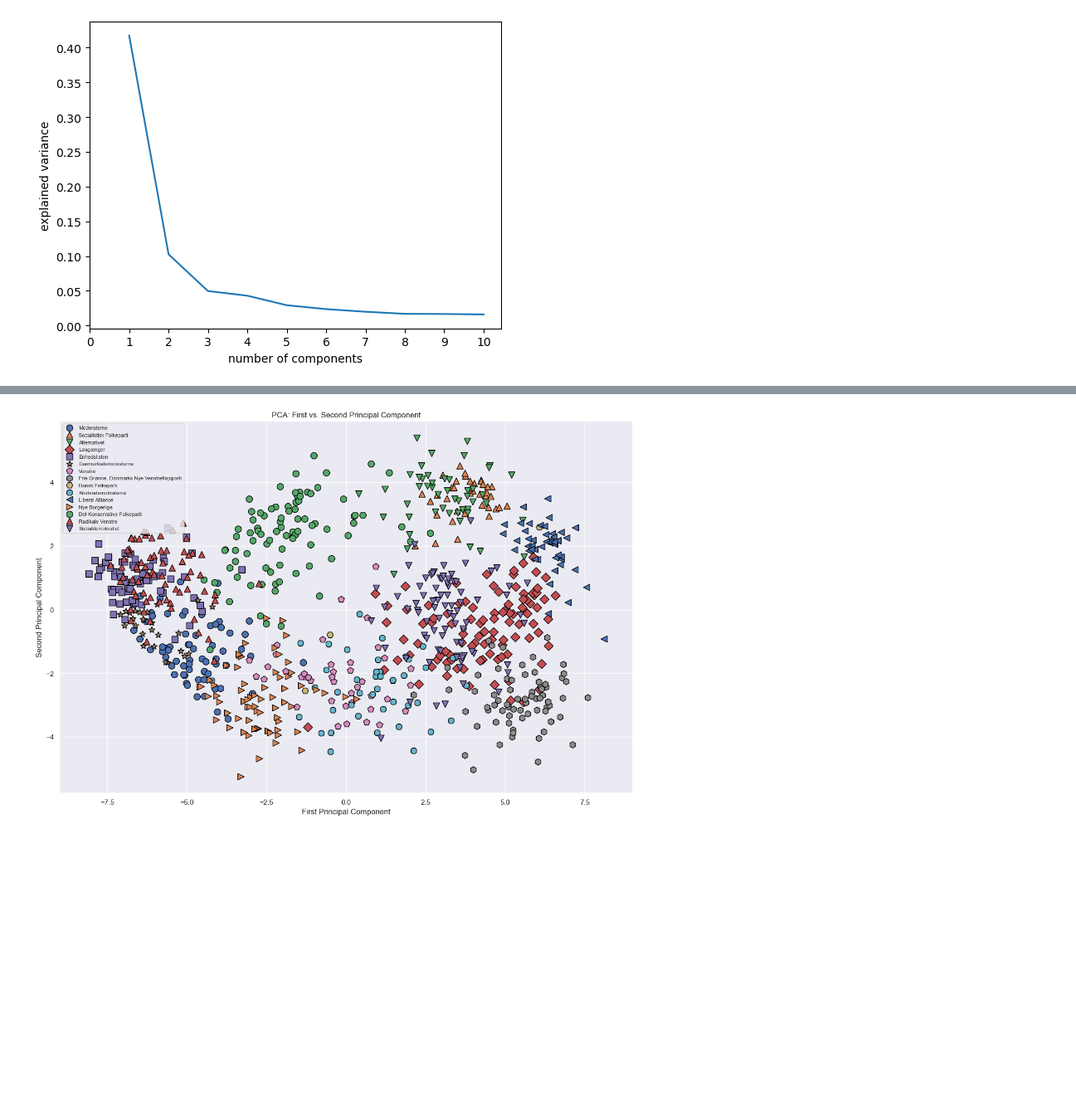
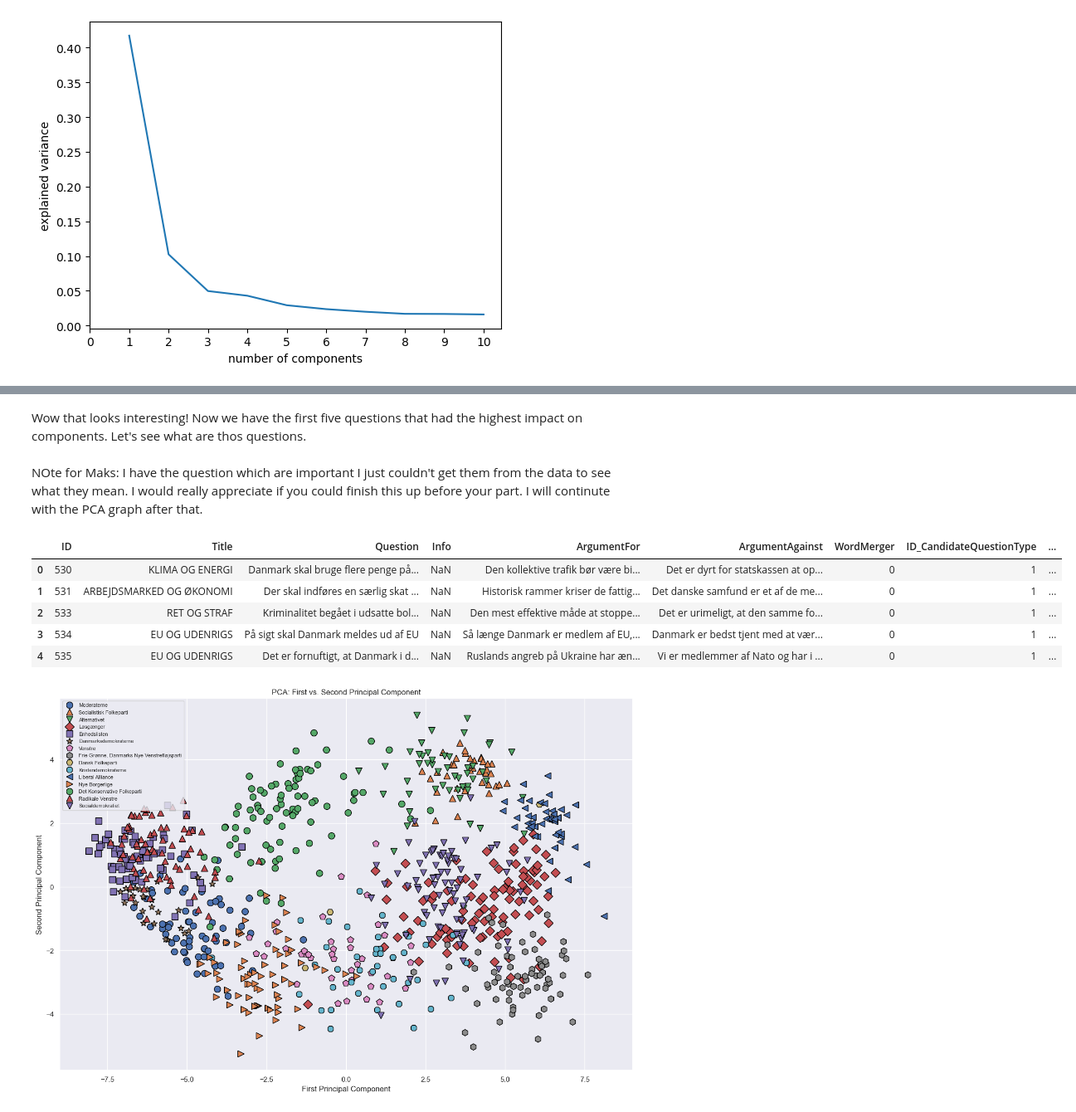
Before and after one commit to maksio420/ML, a Jupyter notebook: 5-clustering/Candidate Test 2022 II.ipynb, the cells around one changed output, grey strips where cells are left out. Shown: that part at 83% size. Cells and saved outputs as stored; diff of their text form; code cells hidden in the pictures; blank space fills up the shorter version.

```diff
--- a/5-clustering/Candidate Test 2022 II.ipynb
+++ b/5-clustering/Candidate Test 2022 II.ipynb
@@ -113 +163,30 @@ plt.show()
+# %% [markdown]
+Wow that looks interesting! Now we have the first five questions that had the highest impact on components. Let's see what are thos questions.
+# %% [markdown]
+NOte for Maks: I have the question which are important I just couldn't get them from the data to see what they mean. I would really appreciate if you could finish this up before your part. I will continute with the PCA graph after that.
+# %%
+drq = pd.read_excel('drq.xlsx')
+#This one contains the questions starting from 500 and so on.
+tv2q = pd.read_excel('tv2q.xlsx')
+#This one contains the questions from 1a to 12b
+drq.head()
+# for i in range(2):
+#     top_5_features = important_features[i]
+#     for q in top_5_features[0]:
+#         print(f"{q}")
+#         questionDrq = drq[drq['ID']==q]
+#         print(f'Component {i+1}: {questionDrq}')
+
+#         # questionTv2 = tv2q[tv2q['id']==q]
+#         # if (questionDrq):
+#         #     print(f'Component {i}: {questionDrq}')
+#         # else:
+#         #     print(f'Component {i}: {questionTv2}')
+# %% [output]
+|  | ID | Title | Question | Info | ArgumentFor | ArgumentAgainst | WordMerger | ID_CandidateQuestionType | ... |
+| 0 | 530 | KLIMA OG ENERGI | Danmark skal bruge flere penge på... | NaN | Den kollektive trafik bør være bi... | Det er dyrt for statskassen at op... | 0 | 1 | ... |
+| 1 | 531 | ARBEJDSMARKED OG ØKONOMI | Der skal indføres en særlig skat ... | NaN | Historisk rammer kriser de fattig... | Det danske samfund er et af de me... | 0 | 1 | ... |
+| 2 | 533 | RET OG STRAF | Kriminalitet begået i udsatte bol... | NaN | Den mest effektive måde at stoppe... | Det er urimeligt, at den samme fo... | 0 | 1 | ... |
+| 3 | 534 | EU OG UDENRIGS | På sigt skal Danmark meldes ud af EU | NaN | Så længe Danmark er medlem af EU,... | Danmark er bedst tjent med at vær... | 0 | 1 | ... |
+| 4 | 535 | EU OG UDENRIGS | Det er fornuftigt, at Danmark i d... | NaN | Ruslands angreb på Ukraine har æn... | Vi er medlemmer af Nato og har i ... | 0 | 1 | ... |
 # %%
```
Also changed, not shown: parts of 12 cells of this notebook.
